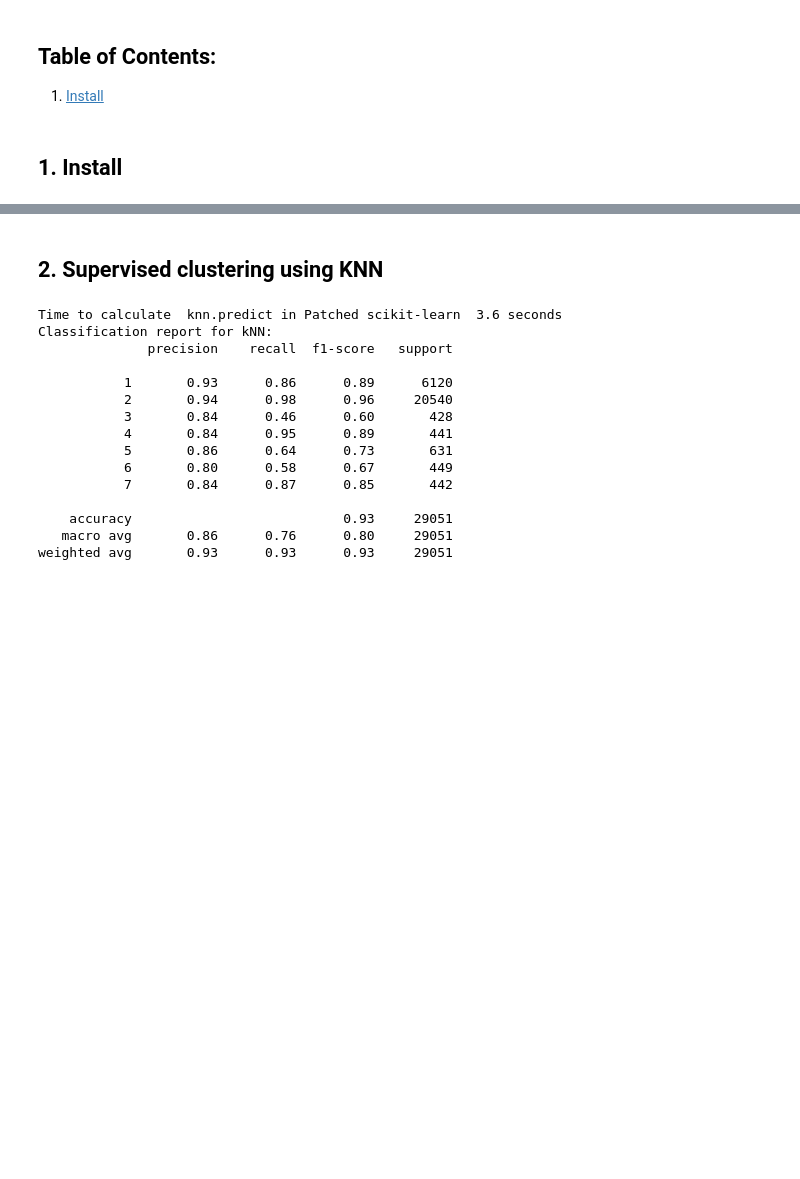
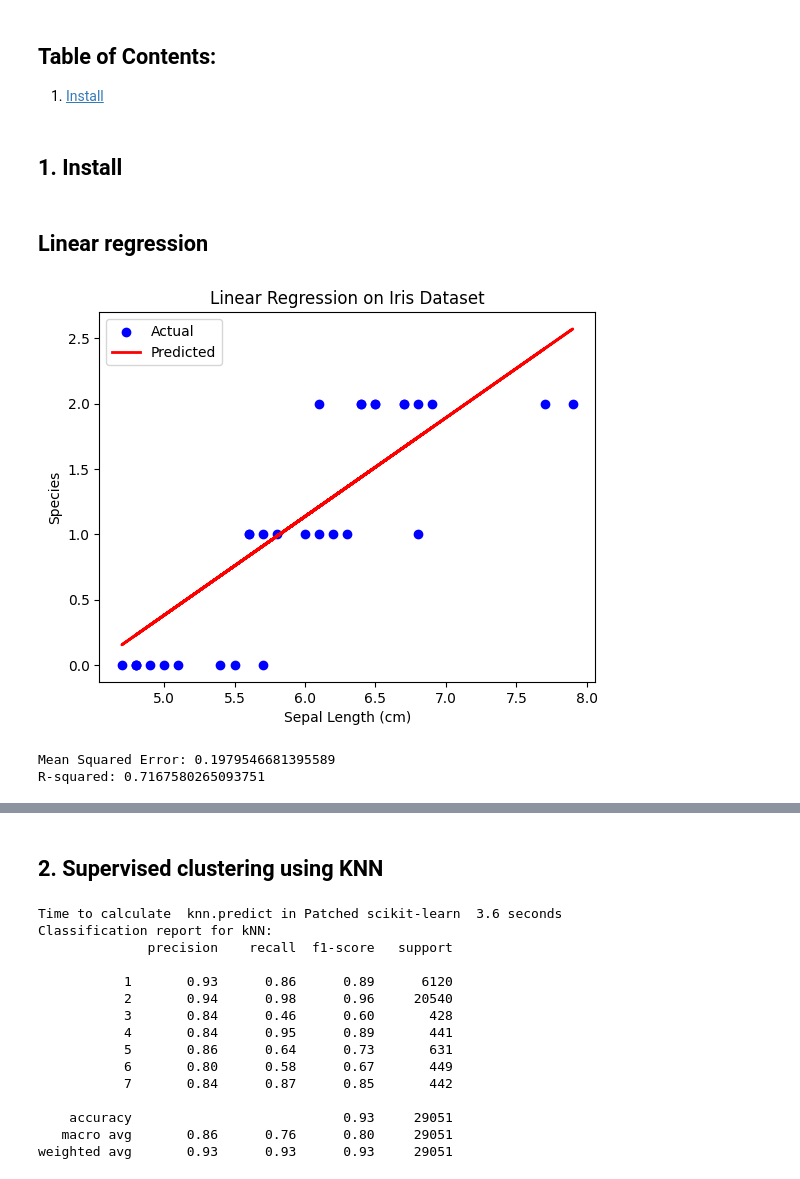
Before and after one commit to vicente-gonzalez-ruiz/YAPT, a Jupyter notebook: scientific_computation/scikit-learn.ipynb, the cells around one changed output, grey strips where cells are left out. Drawn from its saved outputs; the diff is of its cells as text; code cells hidden in the pictures; blank space fills up the shorter version.

```diff
--- a/scientific_computation/scikit-learn.ipynb
+++ b/scientific_computation/scikit-learn.ipynb
@@ -13,3 +13,50 @@
 ## 1. Install <a class="anchor" id="install"></a>
 # %%
 !pip3 install scikit-learn
+# %% [markdown]
+## Linear regression  <a class="anchor" id="LiR"></a>
+# %%
+import pandas as pd
+from sklearn import datasets
+from sklearn.model_selection import train_test_split
+from sklearn.linear_model import LinearRegression
+from sklearn.metrics import mean_squared_error, r2_score
+import matplotlib.pyplot as plt
+
+# Load the Iris dataset
+iris = datasets.load_iris()
+iris_df = pd.DataFrame(data=iris['data'], columns=iris['feature_names'])
+target = iris['target']
+
+# Select the sepal length (cm) as the predictor variable (feature)
+X = iris_df[['sepal length (cm)']]
+
+# Split the data into training and testing sets
+X_train, X_test, y_train, y_test = train_test_split(X, target, test_size=0.2, random_state=42)
+
+# Create a linear regression predictor and fit it to the training data
+predictor = LinearRegression()
+predictor.fit(X_train, y_train)
+
+# Make predictions on the test set
+y_pred = predictor.predict(X_test)
+
+# Evaluate the model performance
+mse = mean_squared_error(y_test, y_pred)
+r2 = r2_score(y_test, y_pred)
+
+# Plot the data points and the linear regression line
+plt.scatter(X_test, y_test, color='blue', label='Actual')
+plt.plot(X_test, y_pred, color='red', linewidth=2, label='Predicted')
+plt.xlabel('Sepal Length (cm)')
+plt.ylabel('Species')
+plt.title('Linear Regression on Iris Dataset')
+plt.legend()
+plt.show()
+
+print("Mean Squared Error:", mse)
+print("R-squared:", r2)
+# %% [output]
+[figure, added]
+Mean Squared Error: 0.1979546681395589
+R-squared: 0.7167580265093751
```
Also changed, not shown: parts of 3 cells of this notebook, 1 other file.
